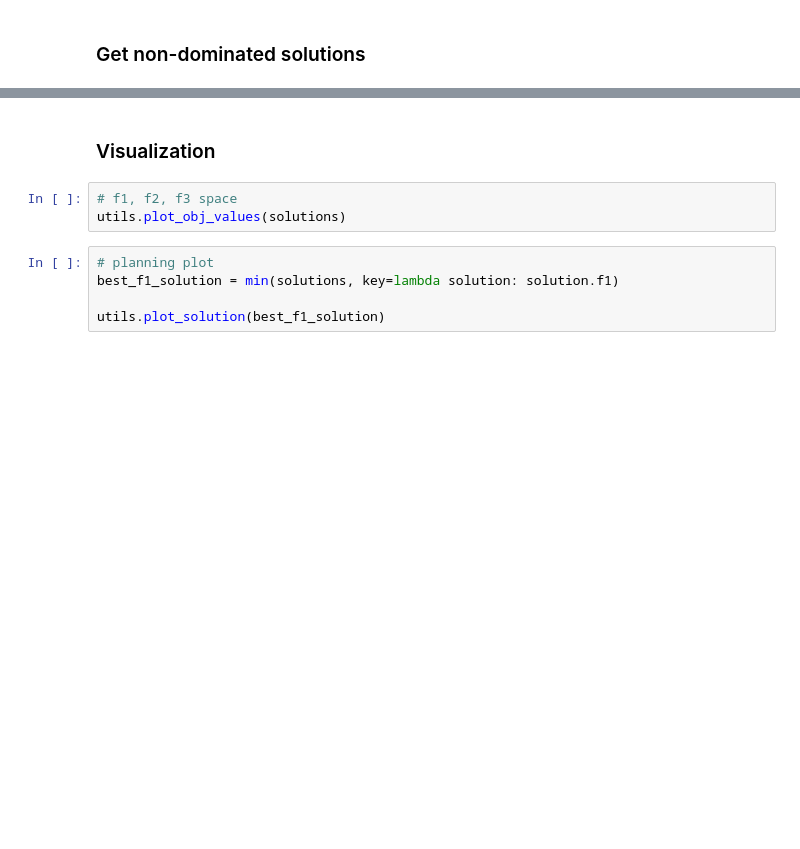
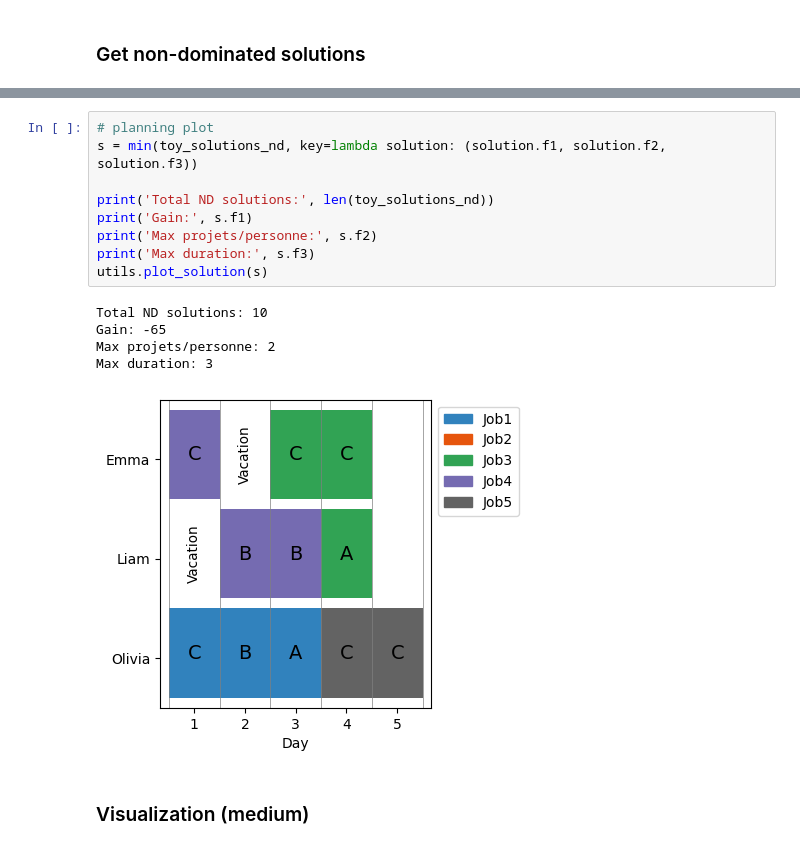
Before and after one commit to felfipe/Systemes-de-Decision, a Jupyter notebook: filter_visualize.ipynb, the cells around one changed output, grey strips where cells are left out. Drawn from its saved outputs; the diff is of its cells as text; blank space fills up the shorter version.

```diff
--- a/filter_visualize.ipynb
+++ b/filter_visualize.ipynb
@@ -19,10 +27,17 @@ solutions = utils.filter_solutions(toy_solutions)
+# %%
+# planning plot
+s = min(toy_solutions_nd, key=lambda solution: (solution.f1, solution.f2, solution.f3))
+
+print('Total ND solutions:', len(toy_solutions_nd))
+print('Gain:', s.f1)
+print('Max projets/personne:', s.f2)
+print('Max duration:', s.f3)
+utils.plot_solution(s)
+# %% [output]
+Total ND solutions: 10
+Gain: -65
+Max projets/personne: 2
+Max duration: 3
+[figure, added]
 # %% [markdown]
-### Visualization
+### Visualization (medium)
-# %%
-# f1, f2, f3 space
-utils.plot_obj_values(solutions)
-# %%
-# planning plot
-best_f1_solution = min(solutions, key=lambda solution: solution.f1)
-
-utils.plot_solution(best_f1_solution)
```
Also changed, not shown: parts of 11 cells of this notebook, 1 other file.
